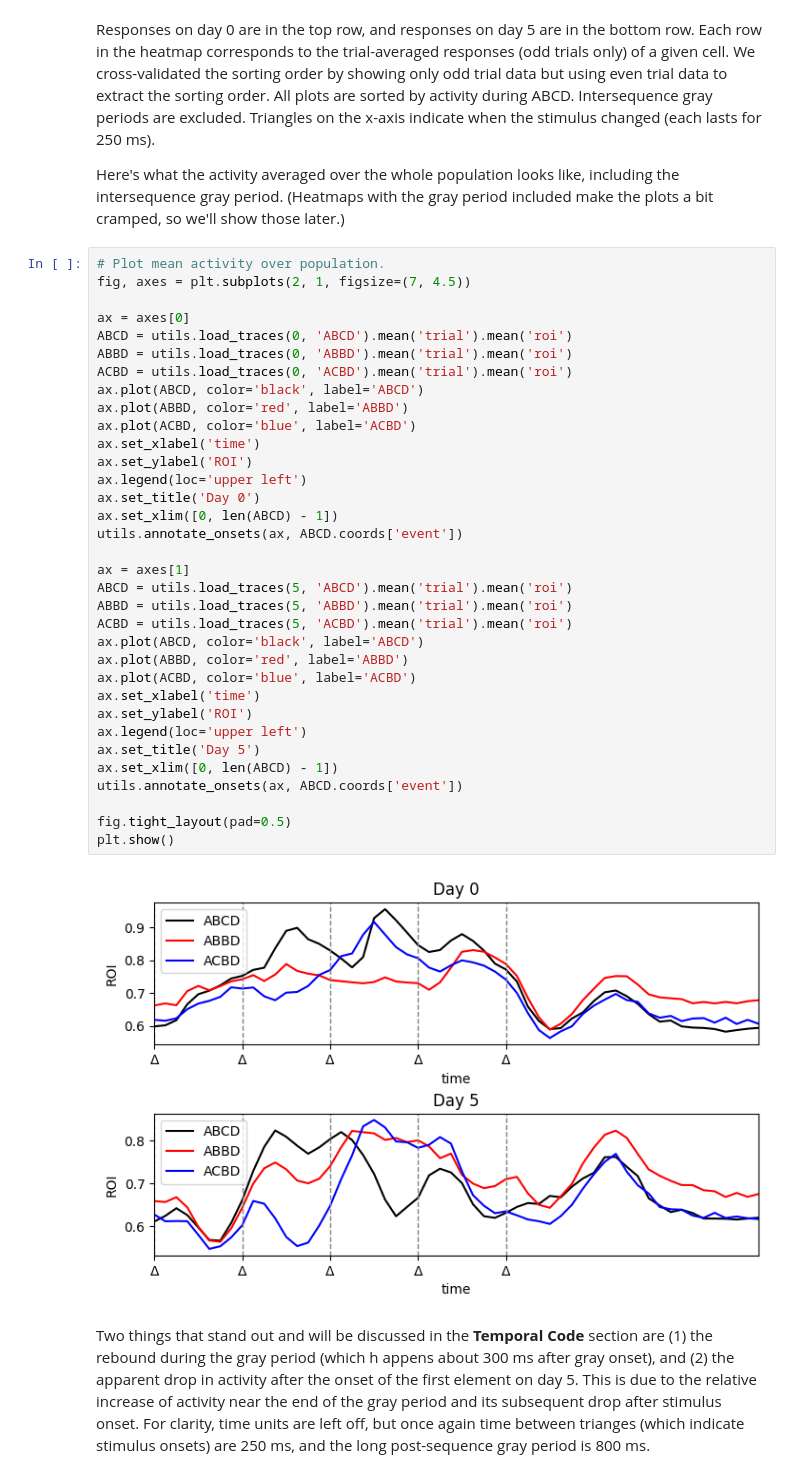
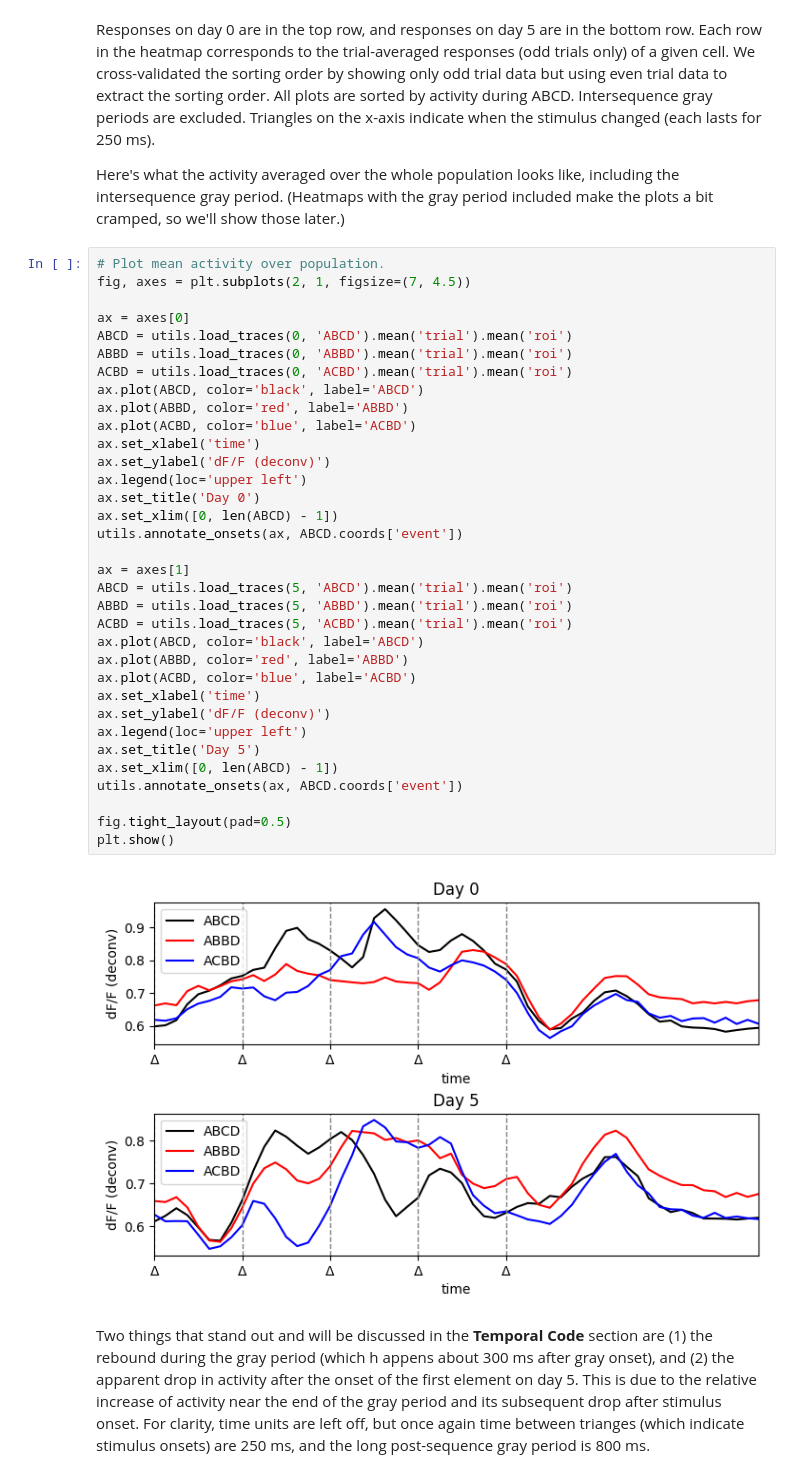
Before and after one commit to scottcanoe/SequenceLearning, a Jupyter notebook: notebook.ipynb, the cells around one changed output. Drawn from its saved outputs; the diff is of its cells as text.

```diff
--- a/notebook.ipynb
+++ b/notebook.ipynb
@@ -199,36 +197,36 @@ fig, axes = plt.subplots(2, 1, figsize=(7, 4.5))
 
 ax = axes[0]
 ABCD = utils.load_traces(0, 'ABCD').mean('trial').mean('roi')
 ABBD = utils.load_traces(0, 'ABBD').mean('trial').mean('roi')
 ACBD = utils.load_traces(0, 'ACBD').mean('trial').mean('roi')
 ax.plot(ABCD, color='black', label='ABCD')
 ax.plot(ABBD, color='red', label='ABBD')
 ax.plot(ACBD, color='blue', label='ACBD')
 ax.set_xlabel('time')
-ax.set_ylabel('ROI')
+ax.set_ylabel('dF/F (deconv)')
 ax.legend(loc='upper left')
 ax.set_title('Day 0')
 ax.set_xlim([0, len(ABCD) - 1])
 utils.annotate_onsets(ax, ABCD.coords['event'])
 
 ax = axes[1]
 ABCD = utils.load_traces(5, 'ABCD').mean('trial').mean('roi')
 ABBD = utils.load_traces(5, 'ABBD').mean('trial').mean('roi')
 ACBD = utils.load_traces(5, 'ACBD').mean('trial').mean('roi')
 ax.plot(ABCD, color='black', label='ABCD')
 ax.plot(ABBD, color='red', label='ABBD')
 ax.plot(ACBD, color='blue', label='ACBD')
 ax.set_xlabel('time')
-ax.set_ylabel('ROI')
+ax.set_ylabel('dF/F (deconv)')
 ax.legend(loc='upper left')
 ax.set_title('Day 5')
 ax.set_xlim([0, len(ABCD) - 1])
 utils.annotate_onsets(ax, ABCD.coords['event'])
 
 fig.tight_layout(pad=0.5)
 plt.show()
 # %% [output]
-[figure, old version]
+[figure, new version]
 # %% [markdown]
 Two things that stand out and will be discussed in the **Temporal Code** section are (1) the rebound during the gray period (which h appens about 300 ms after gray onset), and (2) the apparent drop in activity after the onset of the first element on day 5. This is due to the relative increase of activity near the end of the gray period and its subsequent drop after stimulus onset. For clarity, time units are left off, but once again time between trianges (which indicate stimulus onsets) are 250 ms, and the long post-sequence gray period is 800 ms.
 # %% [markdown]
```
Also changed, not shown: parts of 3 cells of this notebook.
